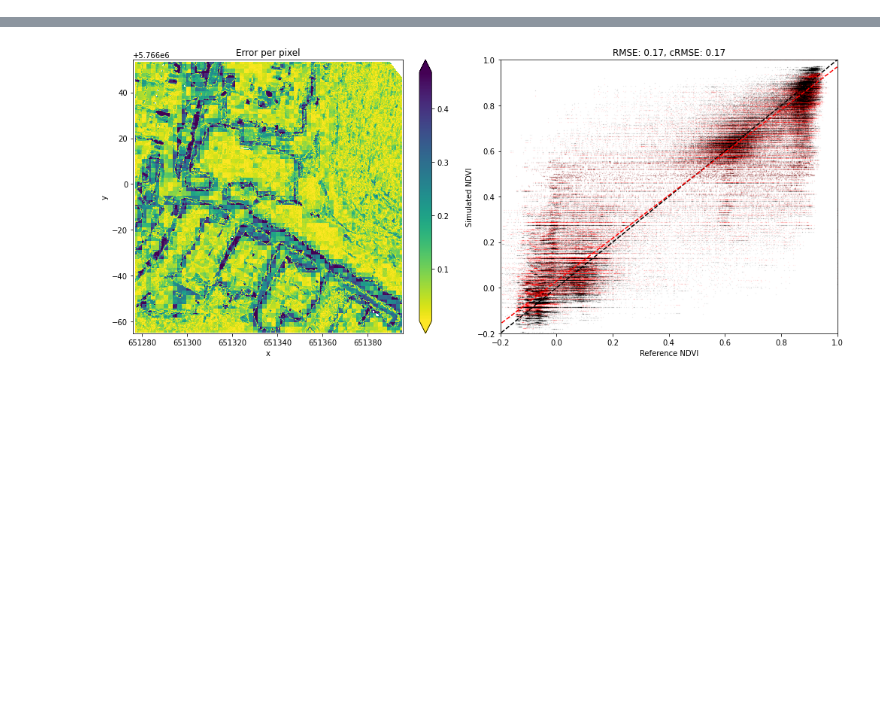
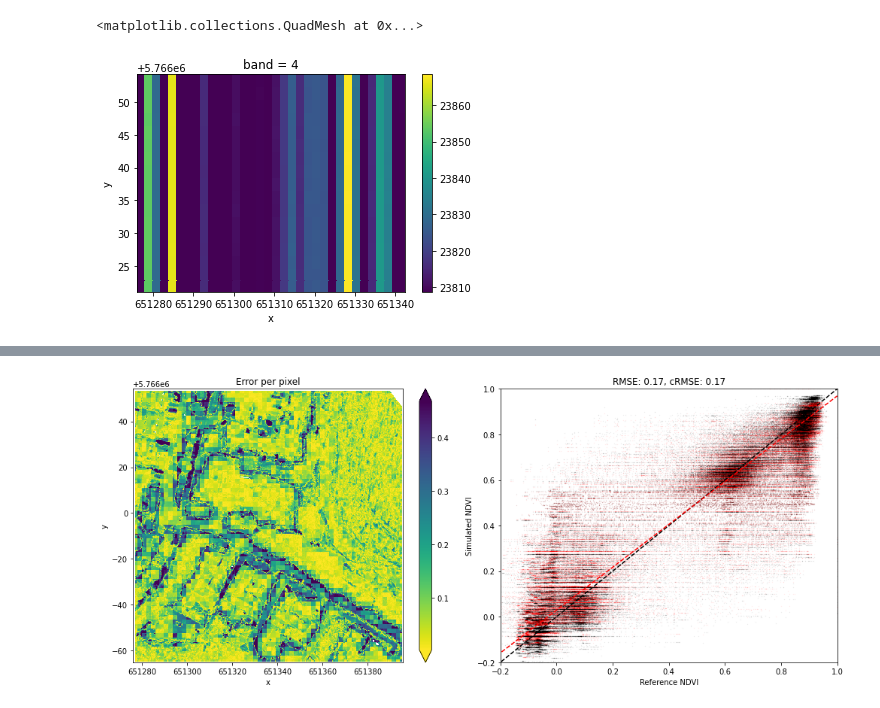
Before and after one commit to joe-fennell/pyeosim, a Jupyter notebook: 2_CMOS.ipynb, the cells around one changed output, grey strips where cells are left out. Cells and saved outputs as stored; diff of their text form; code cells hidden in the pictures; blank space fills up the shorter version.

```diff
--- a/2_CMOS.ipynb
+++ b/2_CMOS.ipynb
@@ -87,4 +87,5 @@ atmos = Test6S()
 # generate Top of Atmosphere images
 TOA = atmos.transform(im_ref).compute()
 TOA_ref = atmos.transform(xarray.ones_like(TOA))
+TOA_10 = atmos.transform(xarray.ones_like(TOA)*.1)
 # %%
@@ -107,3 +139,8 @@ TypeError: unsupported format string passed to numpy.ndarray.__format__
+# %%
+cmos_pipe.fpn_dark.isel(band=4).plot()
+# %% [output]
+<matplotlib.collections.QuadMesh at 0x...>
+[figure, added]
 # %%
 sig = cmos.transform(TOA)
 out_r = sig/cmos.fit_transform(TOA_ref).mean(['x','y'])
```
Also changed, not shown: parts of 14 cells of this notebook, 8 other files.
